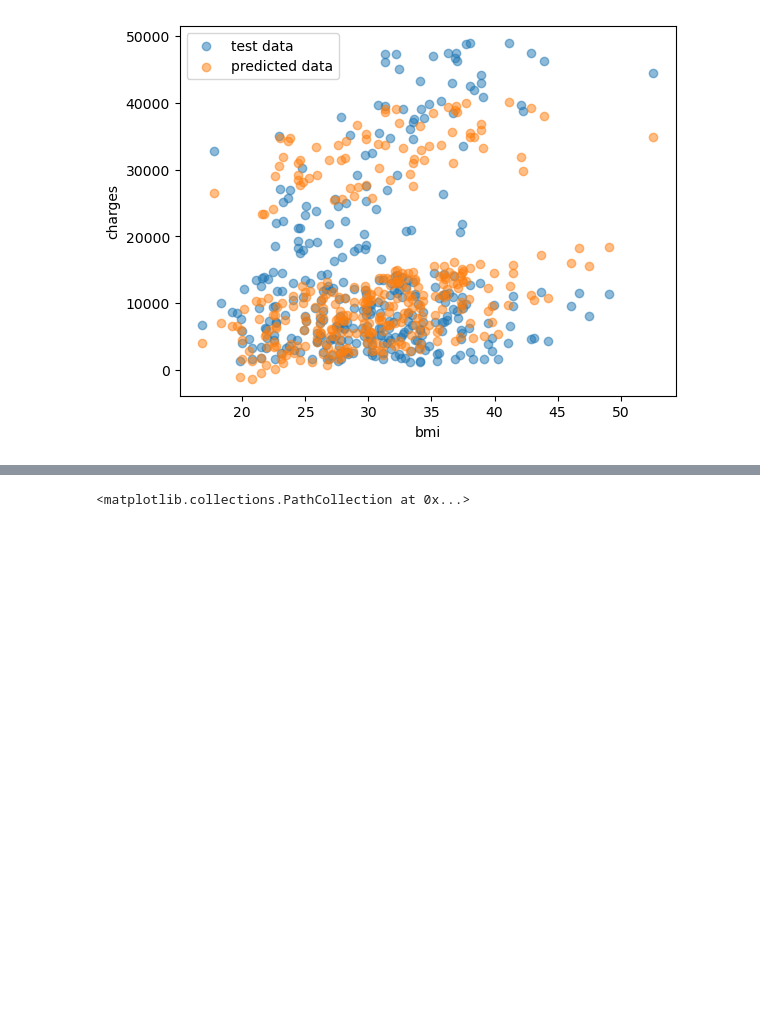
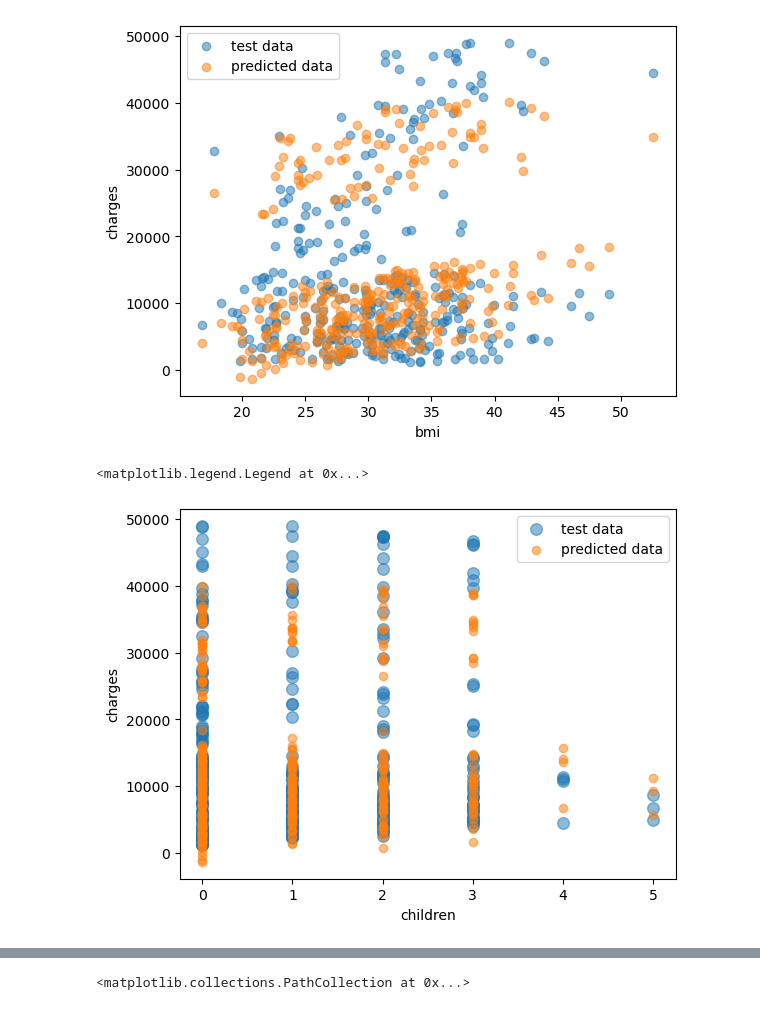
Before and after one commit to ultnie/NSU_ML, a Jupyter notebook: LR DT FR.ipynb, the cells around one changed output, grey strips where cells are left out. Saved outputs shown, nothing was run; the diff lists cells and outputs as text; code cells hidden in the pictures; blank space fills up the shorter version.

Commit message:
Some more graphs

```diff
--- a/LR DT FR.ipynb
+++ b/LR DT FR.ipynb
@@ -283,3 +283,12 @@ pl.legend()
 # %% [output]
 <matplotlib.legend.Legend at 0x...>
 [figure]
+# %%
+pl.scatter(x_test['remainder__children'], y_test, alpha = 0.5, label = 'test data', s = 70)
+pl.scatter(x_test['remainder__children'], lr_test_pred, alpha = 0.5, label = 'predicted data')
+pl.xlabel('children')
+pl.ylabel('charges')
+pl.legend()
+# %% [output]
+<matplotlib.legend.Legend at 0x...>
+[figure, added]
```
Also changed, not shown: parts of 1 cell of this notebook.
